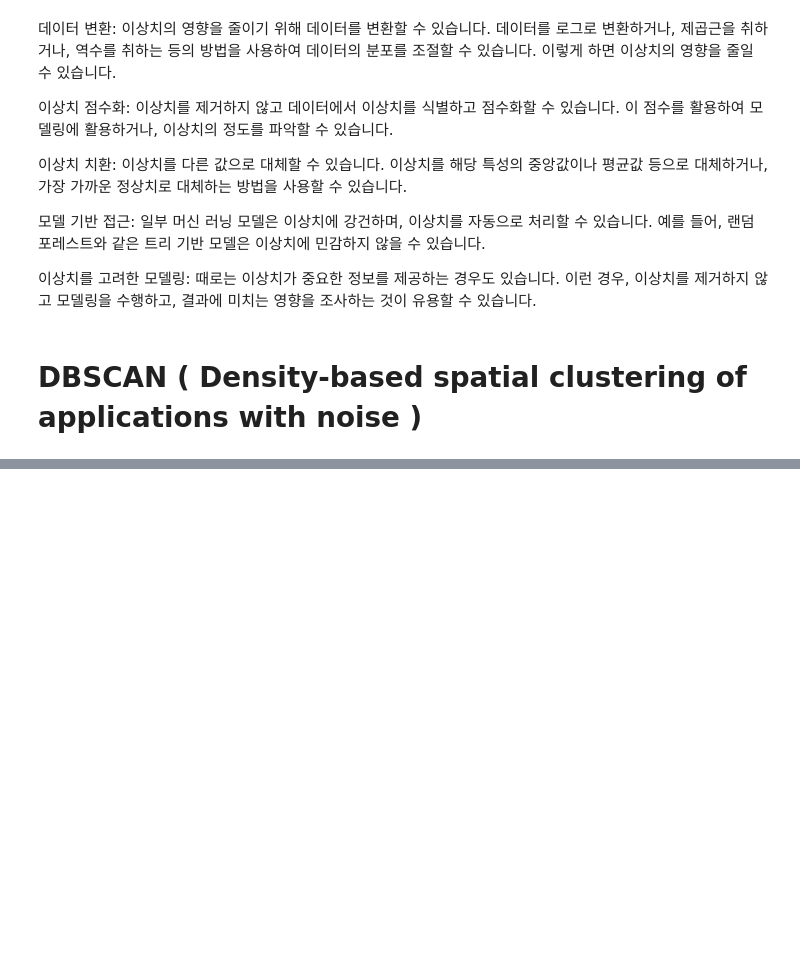
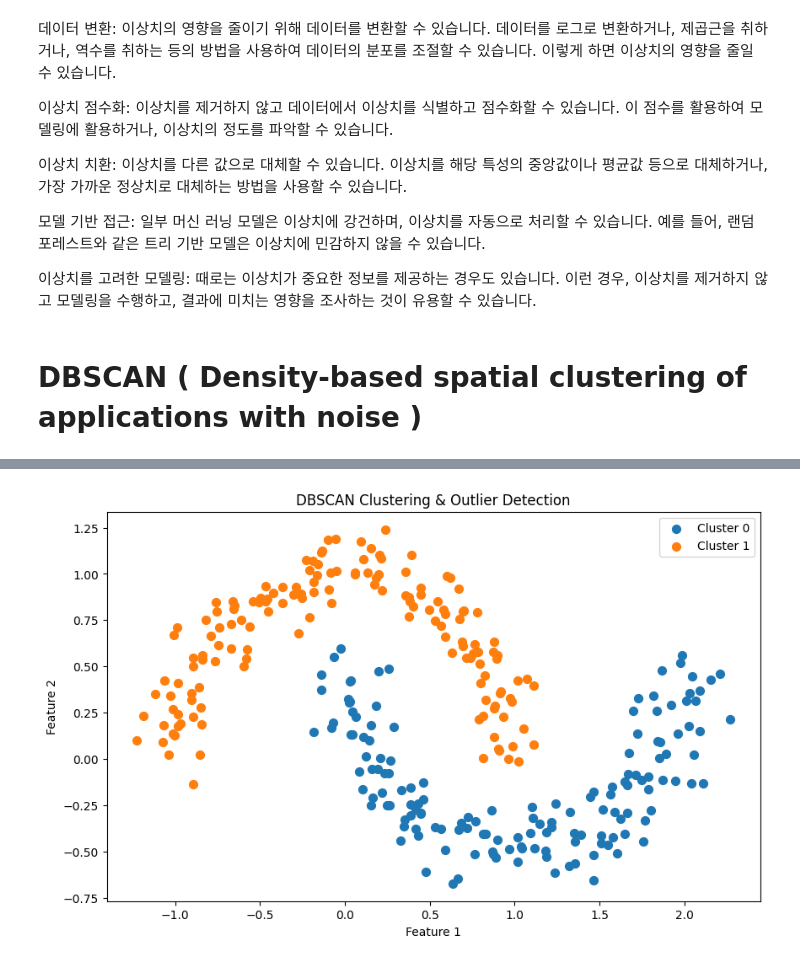
Before and after one commit to hundong2/machine_learning, a Jupyter notebook: dacon/10.1.Outlier.ipynb, the cells around one changed output, grey strips where cells are left out. Cells and saved outputs as stored; diff of their text form; code cells hidden in the pictures; blank space fills up the shorter version.

```diff
--- a/dacon/10.1.Outlier.ipynb
+++ b/dacon/10.1.Outlier.ipynb
@@ -309,0 +337,41 @@ Shape of train data after removing outliers using NumPy's percentile: (10734, 19
+# %%
+import numpy as np
+import matplotlib.pyplot as plt
+from sklearn.cluster import DBSCAN
+from sklearn.datasets import make_moons
+
+# 1. 초승달 모양의 가상 데이터 생성 (약간의 노이즈 포함)
+# K-Means로는 잘 묶이지 않는 복잡한 형태의 데이터입니다.
+X, y = make_moons(n_samples=300, noise=0.1, random_state=42)
+
+# 2. DBSCAN 모델 생성 및 학습
+# eps: 주변 이웃을 탐색할 반경 거리
+# min_samples: 하나의 군집으로 인정받기 위해 탐색 반경 내에 필요한 최소 데이터 개수
+dbscan = DBSCAN(eps=0.2, min_samples=5)
+clusters = dbscan.fit_predict(X)
+
+# 3. 시각화
+plt.figure(figsize=(10, 6))
+
+# 군집 라벨 확인 (노이즈는 '-1' 라벨을 가집니다)
+unique_clusters = set(clusters)
+
+for cluster in unique_clusters:
+    if cluster == -1:
+        # 노이즈(이상치)는 검은색 'x' 표시로 시각화
+        cluster_data = X[clusters == cluster]
+        plt.scatter(cluster_data[:, 0], cluster_data[:, 1],
+                    color='black', marker='x', s=60, label='Noise (Outlier)')
+    else:
+        # 정상적으로 묶인 군집 라벨들은 각각 다른 색의 점으로 표시
+        cluster_data = X[clusters == cluster]
+        plt.scatter(cluster_data[:, 0], cluster_data[:, 1],
+                    s=50, label=f'Cluster {cluster}')
+
+plt.title('DBSCAN Clustering & Outlier Detection')
+plt.xlabel('Feature 1')
+plt.ylabel('Feature 2')
+plt.legend()
+plt.show()
+# %% [output]
+[figure, added]
```
Also changed, not shown: parts of 10 cells of this notebook, 1 other file.
